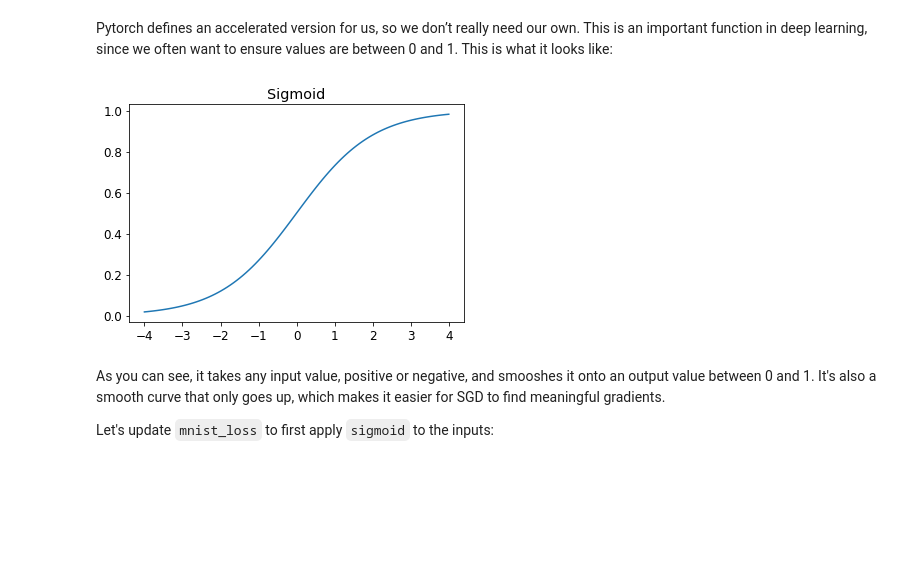
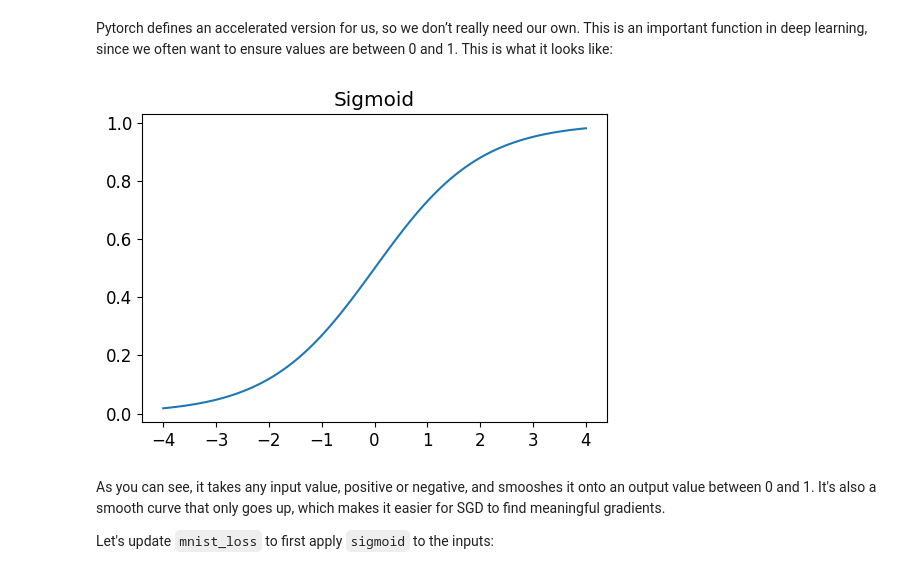
Before and after one commit to mbanerjeepalmer/practical-deep-learning-for-coders, a Jupyter notebook: 04_mnist_basics.ipynb, the cells around one changed output. Saved outputs shown, nothing was run; the diff lists cells and outputs as text; code cells hidden in the pictures; blank space fills up the shorter version.

```diff
--- a/04_mnist_basics.ipynb
+++ b/04_mnist_basics.ipynb
@@ -975,9 +988,9 @@ def sigmoid(x): return 1/(1+torch.exp(-x))
 # %% [markdown]
 Pytorch defines an accelerated version for us, so we don’t really need our own. This is an important function in deep learning, since we often want to ensure values are between 0 and 1. This is what it looks like:
 # %%
-plot_function(torch.sigmoid, title='Sigmoid', min=-4, max=4)
+fb.plot_function(ai.torch.sigmoid, title='Sigmoid', min=-4, max=4)
 # %% [output]
-[figure, old version]
+[figure, new version]
 # %% [markdown]
 As you can see, it takes any input value, positive or negative, and smooshes it onto an output value between 0 and 1. It's also a smooth curve that only goes up, which makes it easier for SGD to find meaningful gradients.
 
```
Also changed, not shown: parts of 43 cells of this notebook.
